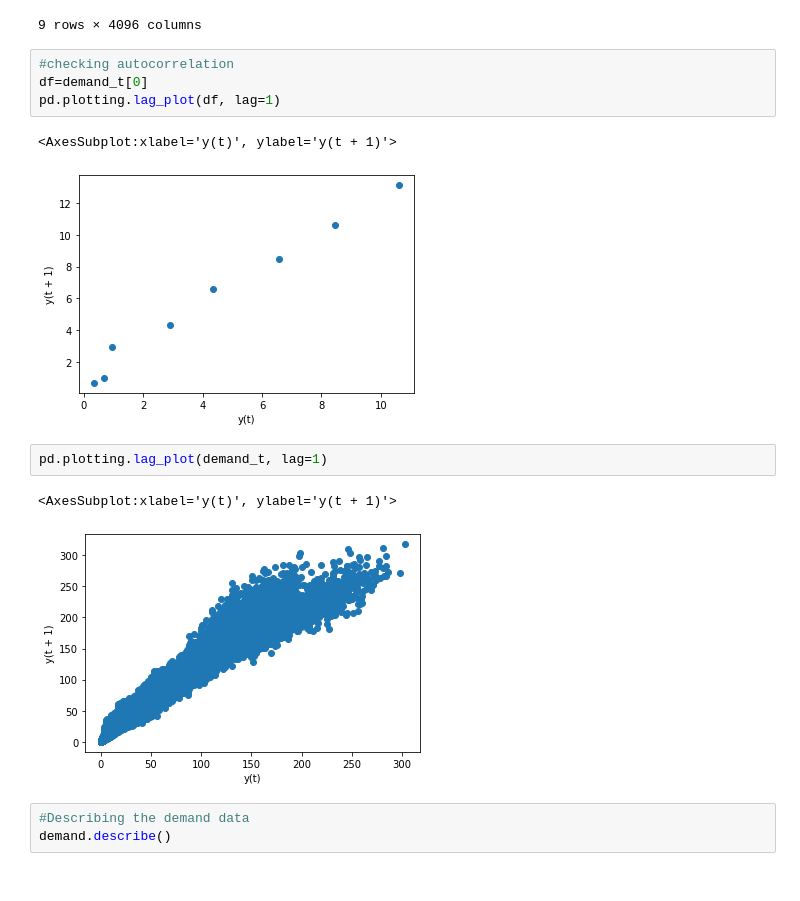
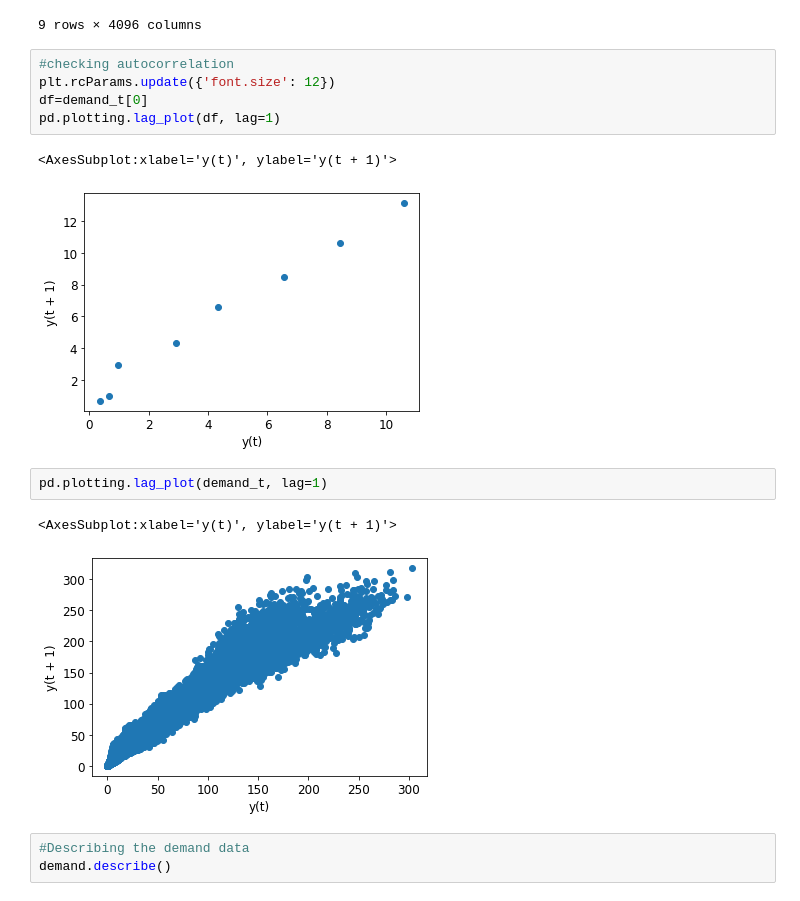
Before and after one commit to harjotdadhwal/Optimal-EV-Charging-Network, a Jupyter notebook: ev_charging_network.ipynb, the cells around one changed output. Drawn from its saved outputs; the diff is of its cells as text.

```diff
--- a/ev_charging_network.ipynb
+++ b/ev_charging_network.ipynb
@@ -106,16 +117,17 @@ demand_t
 9 rows × 4096 columns
 # %%
 #checking autocorrelation
+plt.rcParams.update({'font.size': 12})
 df=demand_t[0]
 pd.plotting.lag_plot(df, lag=1)
 # %% [output]
 <AxesSubplot:xlabel='y(t)', ylabel='y(t + 1)'>
-[figure, old version]
+[figure, new version]
 # %%
 pd.plotting.lag_plot(demand_t, lag=1)
 # %% [output]
 <AxesSubplot:xlabel='y(t)', ylabel='y(t + 1)'>
-[figure, old version]
+[figure, new version]
 # %%
 #Describing the demand data
 demand.describe()
```
Also changed, not shown: parts of 89 cells of this notebook.
